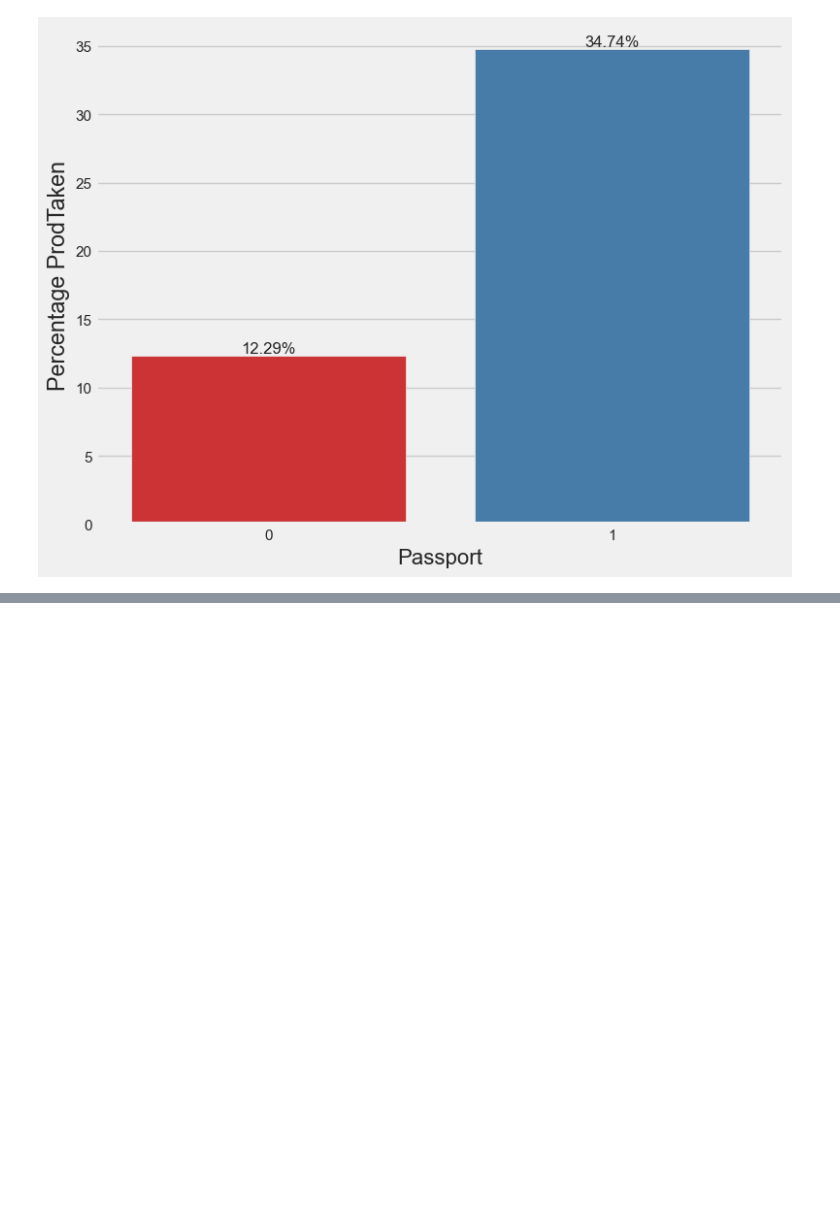
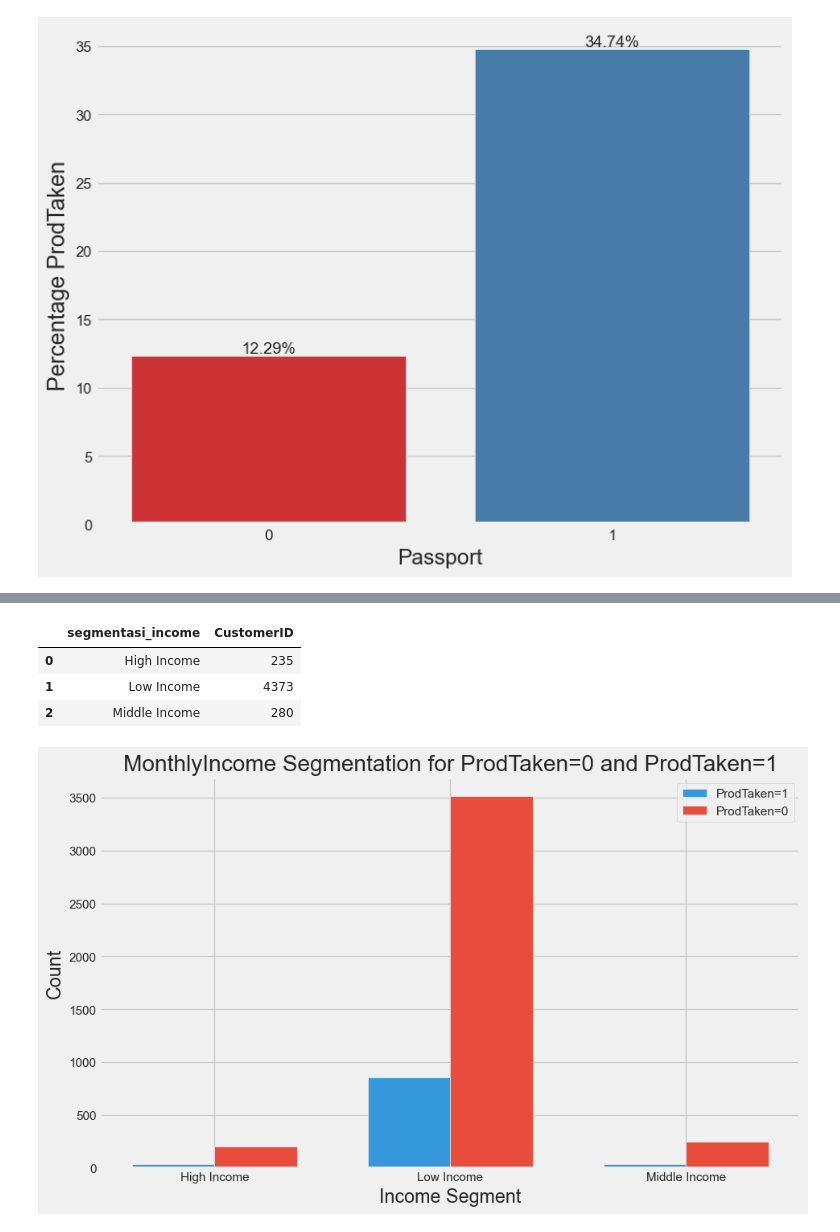
Before and after one commit to damaraira/ByteBenders, a Jupyter notebook: Updated_Holiday_packages_lim.ipynb, the cells around one changed output, grey strips where cells are left out. Saved outputs shown, nothing was run; the diff lists cells and outputs as text; code cells hidden in the pictures; blank space fills up the shorter version.

```diff
--- a/Updated_Holiday_packages_lim.ipynb
+++ b/Updated_Holiday_packages_lim.ipynb
@@ -698,0 +726,12 @@ plt.show()
+# %%
+def segmentasi_income(x):
+    income = x['MonthlyIncome']
+    if 1000 <= income <= 34225:
+        segmentasi = 'Low Income'
+    elif 34226 <= income <= 67451:
+        segmentasi = 'Middle Income'
+    else:
+        segmentasi = 'High Income'
+    return segmentasi
+# %%
+df_cast['segmentasi_income'] = df_cast.apply(lambda x: segmentasi_income(x), axis=1)
@@ -698,0 +749,36 @@ plt.show()
+# %%
+gb2 = df_cast.groupby('segmentasi_income').agg({'CustomerID':'nunique'}).reset_index()
+gb2
+# %% [output]
+|  | segmentasi_income | CustomerID |
+| 0 | High Income | 235 |
+| 1 | Low Income | 4373 |
+| 2 | Middle Income | 280 |
+# %%
+# Assuming 'segmentasi_income' is a categorical variable in your DataFrame
+segment_counts_1 = df_cast[df_cast['ProdTaken'] == 1]['segmentasi_income'].value_counts()
+segment_counts_0 = df_cast[df_cast['ProdTaken'] == 0]['segmentasi_income'].value_counts()
+
+# Extract unique income segments
+income_segments = segment_counts_1.index.union(segment_counts_0.index)
+
+# Set up positions for bars
+bar_positions = np.arange(len(income_segments))
+bar_width = 0.35
+
+# Plot the grouped bar chart
+fig, ax = plt.subplots(figsize=(10, 6))
+
+ax.bar(bar_positions - bar_width/2, segment_counts_1.reindex(income_segments, fill_value=0), bar_width, label='ProdTaken=1', color='#3498db')
+ax.bar(bar_positions + bar_width/2, segment_counts_0.reindex(income_segments, fill_value=0), bar_width, label='ProdTaken=0', color='#e74c3c')
+
+ax.set_xticks(bar_positions)
+ax.set_xticklabels(income_segments)
+ax.set_xlabel('Income Segment')
+ax.set_ylabel('Count')
+ax.set_title('MonthlyIncome Segmentation for ProdTaken=0 and ProdTaken=1')
+ax.legend()
+
+plt.show()
+# %% [output]
+[figure, added]
```
Also changed, not shown: parts of 20 cells of this notebook.
